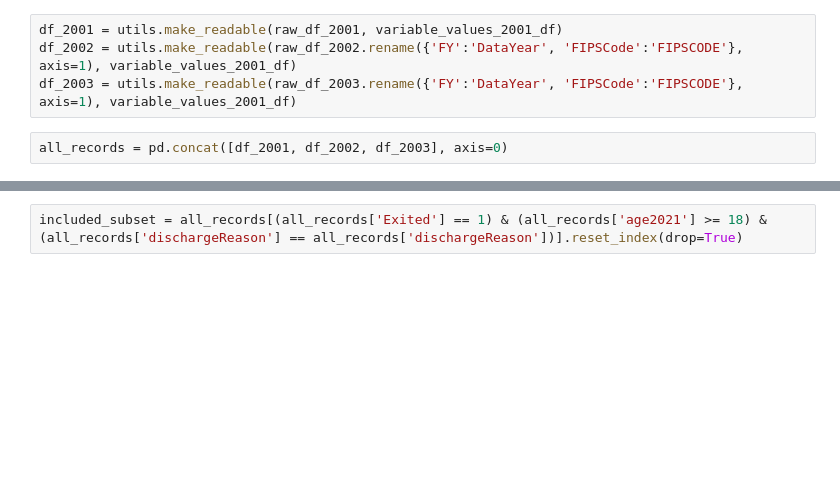
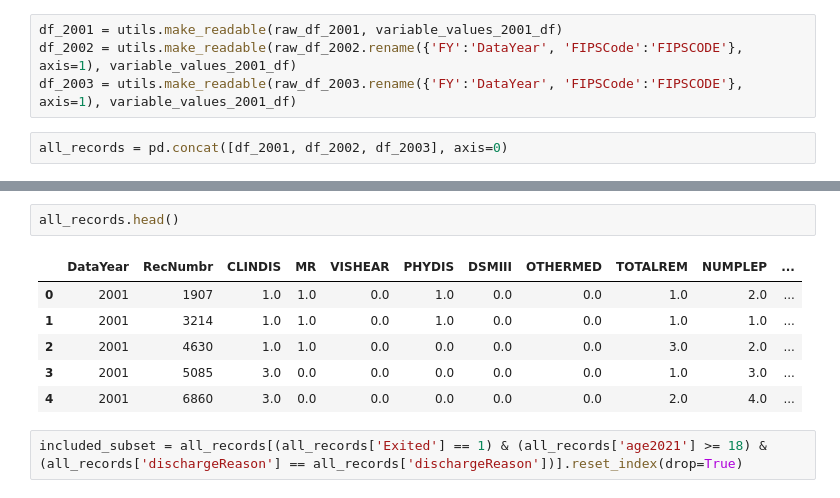
Before and after one commit to sophie2chance2/foster_care_analysis, a Jupyter notebook: explore_data.ipynb, the cells around one changed output, grey strips where cells are left out. Cells and saved outputs as stored; diff of their text form; blank space fills up the shorter version.

```diff
--- a/explore_data.ipynb
+++ b/explore_data.ipynb
@@ -57,3 +99,12 @@ all_records = pd.concat([df_2001, df_2002, df_2003], axis=0)
+# %%
+all_records.head()
+# %% [output]
+|  | DataYear | RecNumbr | CLINDIS | MR | VISHEAR | PHYDIS | DSMIII | OTHERMED | TOTALREM | NUMPLEP | ... |
+| 0 | 2001 | 1907 | 1.0 | 1.0 | 0.0 | 1.0 | 0.0 | 0.0 | 1.0 | 2.0 | ... |
+| 1 | 2001 | 3214 | 1.0 | 1.0 | 0.0 | 1.0 | 0.0 | 0.0 | 1.0 | 1.0 | ... |
+| 2 | 2001 | 4630 | 1.0 | 1.0 | 0.0 | 0.0 | 0.0 | 0.0 | 3.0 | 2.0 | ... |
+| 3 | 2001 | 5085 | 3.0 | 0.0 | 0.0 | 0.0 | 0.0 | 0.0 | 1.0 | 3.0 | ... |
+| 4 | 2001 | 6860 | 3.0 | 0.0 | 0.0 | 0.0 | 0.0 | 0.0 | 2.0 | 4.0 | ... |
 # %%
 included_subset = all_records[(all_records['Exited'] == 1) & (all_records['age2021'] >= 18) & (all_records['dischargeReason'] == all_records['dischargeReason'])].reset_index(drop=True)
 # %%
```
Also changed, not shown: parts of 3 cells of this notebook.
